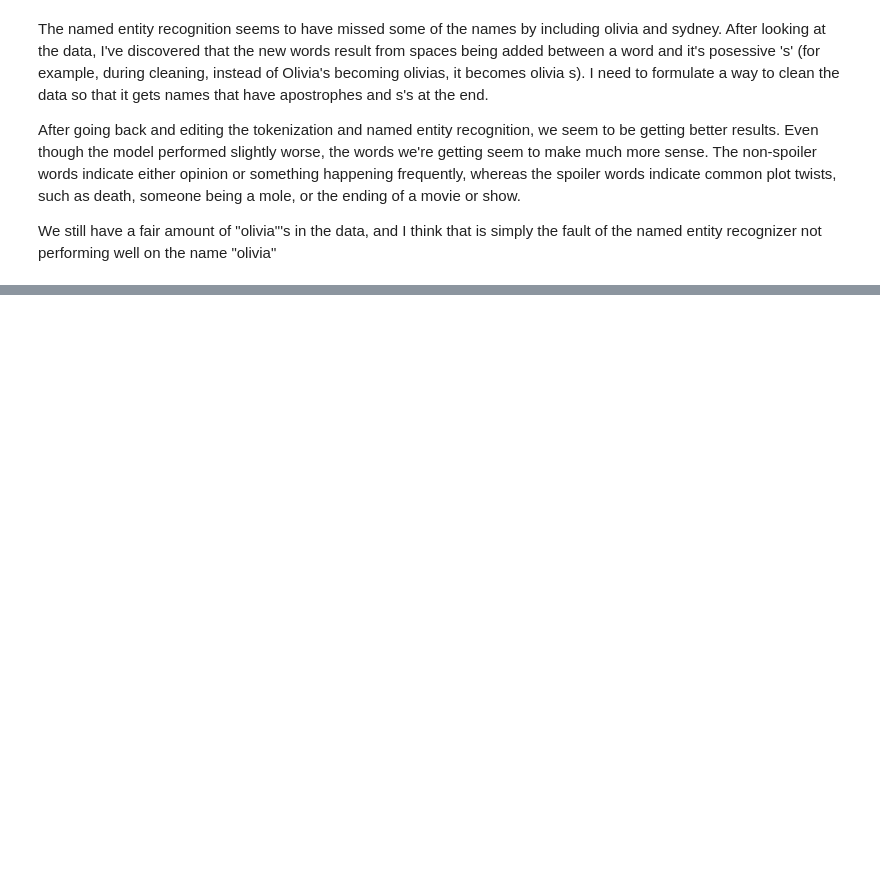
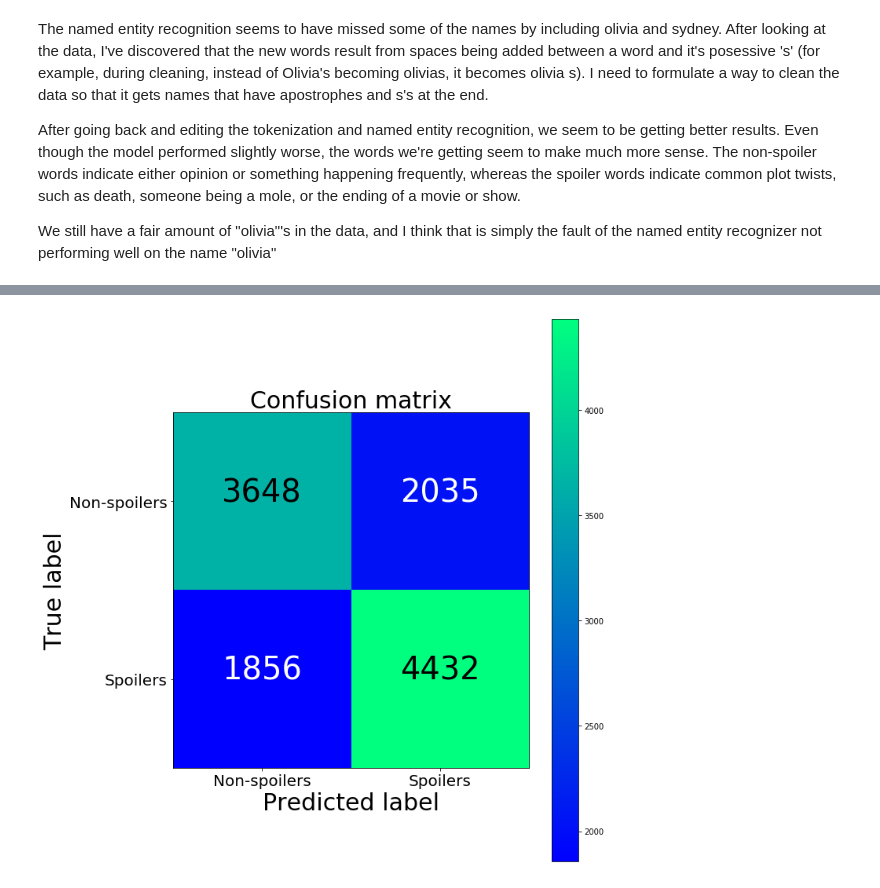
Before and after one commit to ryansmick/victor, a Jupyter notebook: model_selection.ipynb, the cells around one changed output, grey strips where cells are left out. Drawn from its saved outputs; the diff is of its cells as text; code cells hidden in the pictures; blank space fills up the shorter version.

```diff
--- a/model_selection.ipynb
+++ b/model_selection.ipynb
@@ -494,0 +521,5 @@ We still have a fair amount of "olivia"'s in the data, and I think that is simpl
+# %%
+plot_confusion_matrix(true_labels, pred_labels, ['Non-spoilers', 'Spoilers'])
+plt.show()
+# %% [output]
+[figure, added]
```
Also changed, not shown: parts of 15 cells of this notebook.
